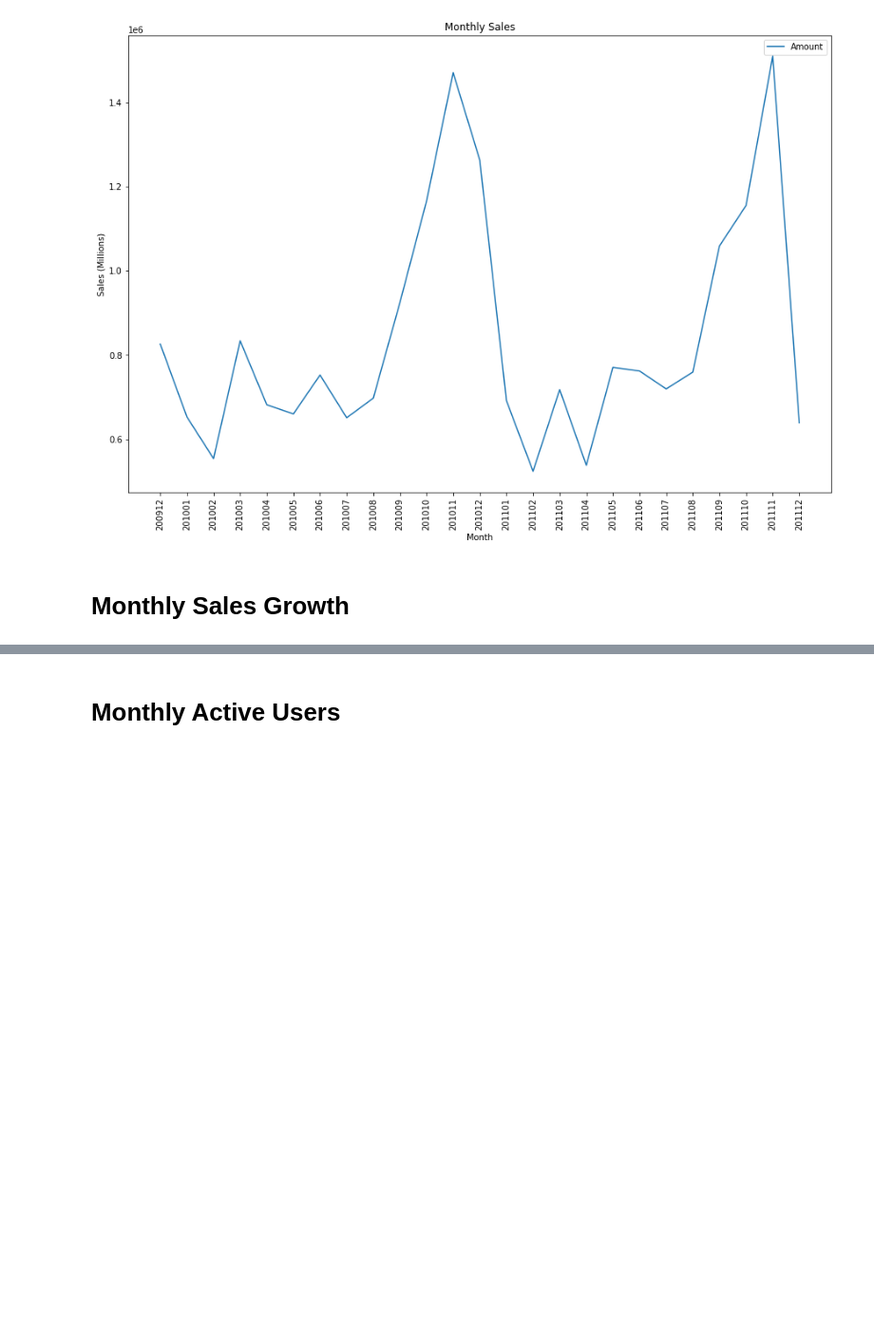
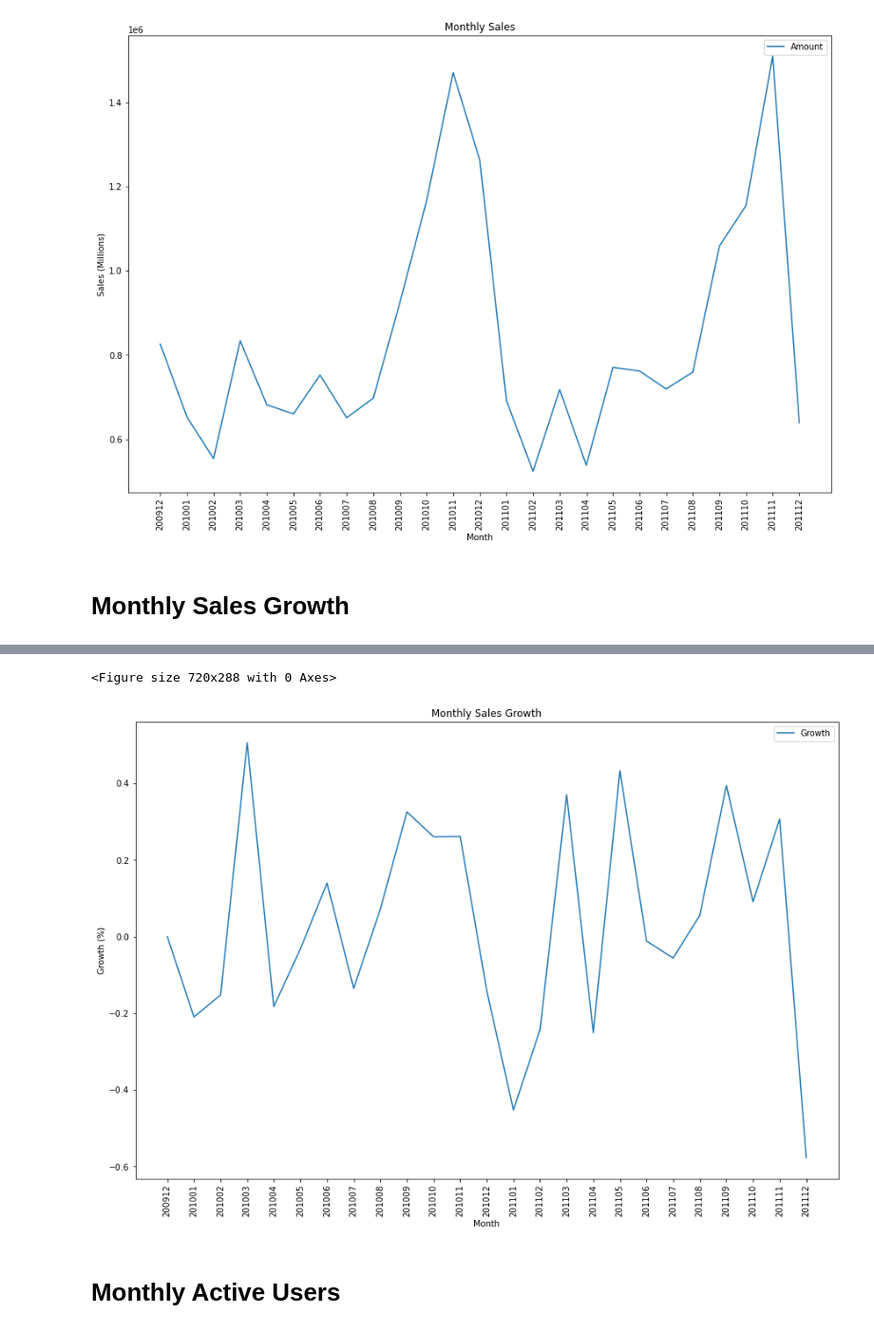
Before and after one commit to jarviscanada/jarvis_data_eng_JoshWessel, a Jupyter notebook: python_data_analytics/retail_data_analytics_wrangling.ipynb, the cells around one changed output, grey strips where cells are left out. Shown: that part at 95% size. Saved outputs shown, nothing was run; the diff lists cells and outputs as text; code cells hidden in the pictures; blank space fills up the shorter version.

```diff
--- a/python_data_analytics/retail_data_analytics_wrangling.ipynb
+++ b/python_data_analytics/retail_data_analytics_wrangling.ipynb
@@ -464,3 +494,9 @@ plt.show()
 ![](https://i.imgur.com/J3btp8j.jpg)
 
 ---
+# %%
+sales_growth = sales
+sales_growth['LastMonthAmount'] = np.roll(sales_growth['Amount'],1)
+sales_growth.loc[0,'LastMonthAmount'] = sales_growth.loc[0,'Amount']
+sales_growth['Growth'] = (sales_growth['Amount'] / sales_growth['LastMonthAmount']) - 1
+sales_growth.head()
@@ -467,3 +510,17 @@ plt.show()
+# %%
+fig = plt.figure(figsize=(10,4))
+sales_growth.plot(x='YYYYMM',y='Growth',kind='line',figsize=(15,10))
+
+plt.title('Monthly Sales Growth')
+plt.xlabel('Month')
+plt.ylabel('Growth (%)')
+x_axis = sales_growth['YYYYMM']
+plt.xticks(range(len(x_axis)),x_axis,rotation=90)
+
+plt.show()
+# %% [output]
+<Figure size 720x288 with 0 Axes>
+[figure, added]
 # %% [markdown]
 # Monthly Active Users
 # %% [markdown]
```
Also changed, not shown: parts of 5 cells of this notebook.
